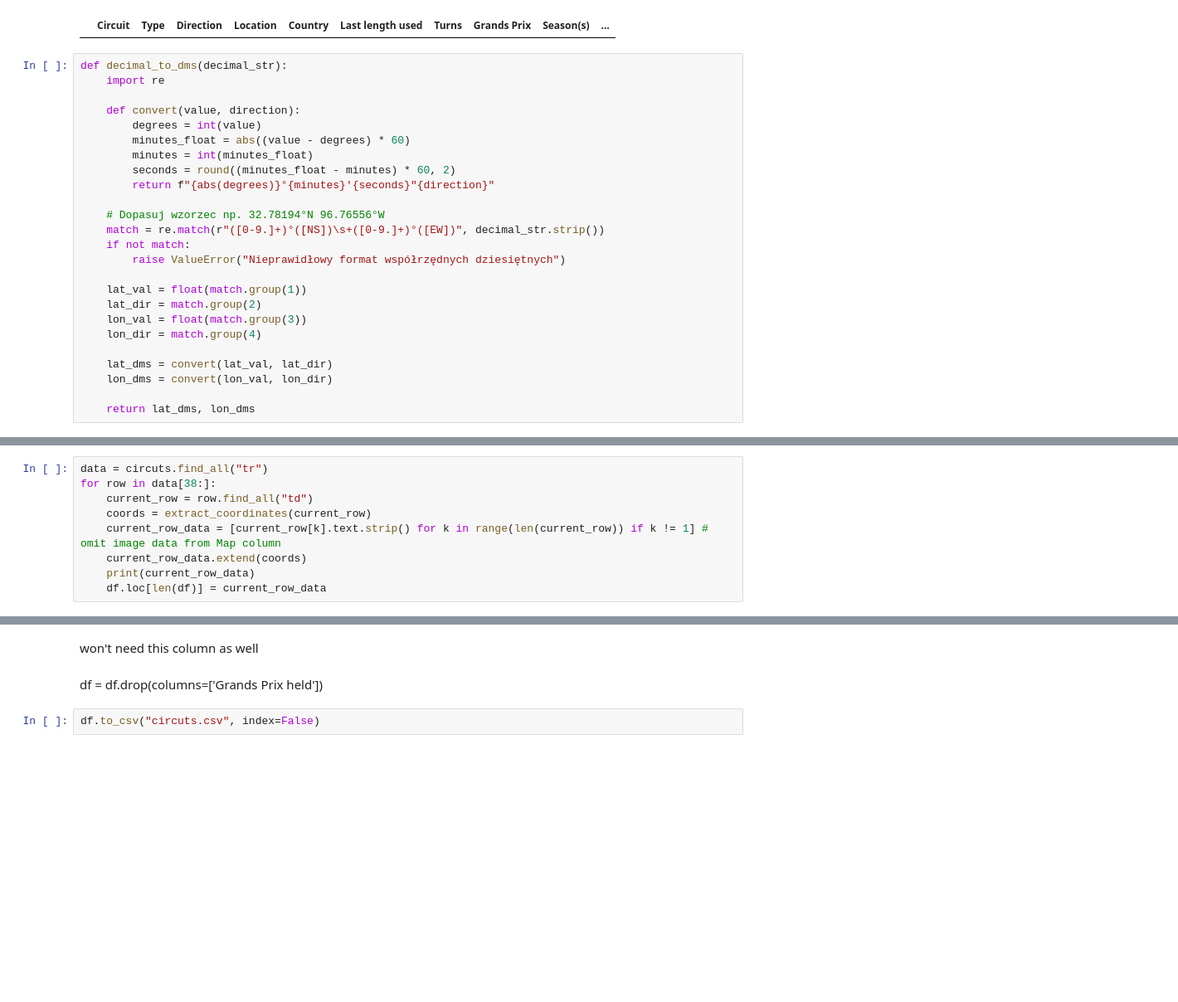
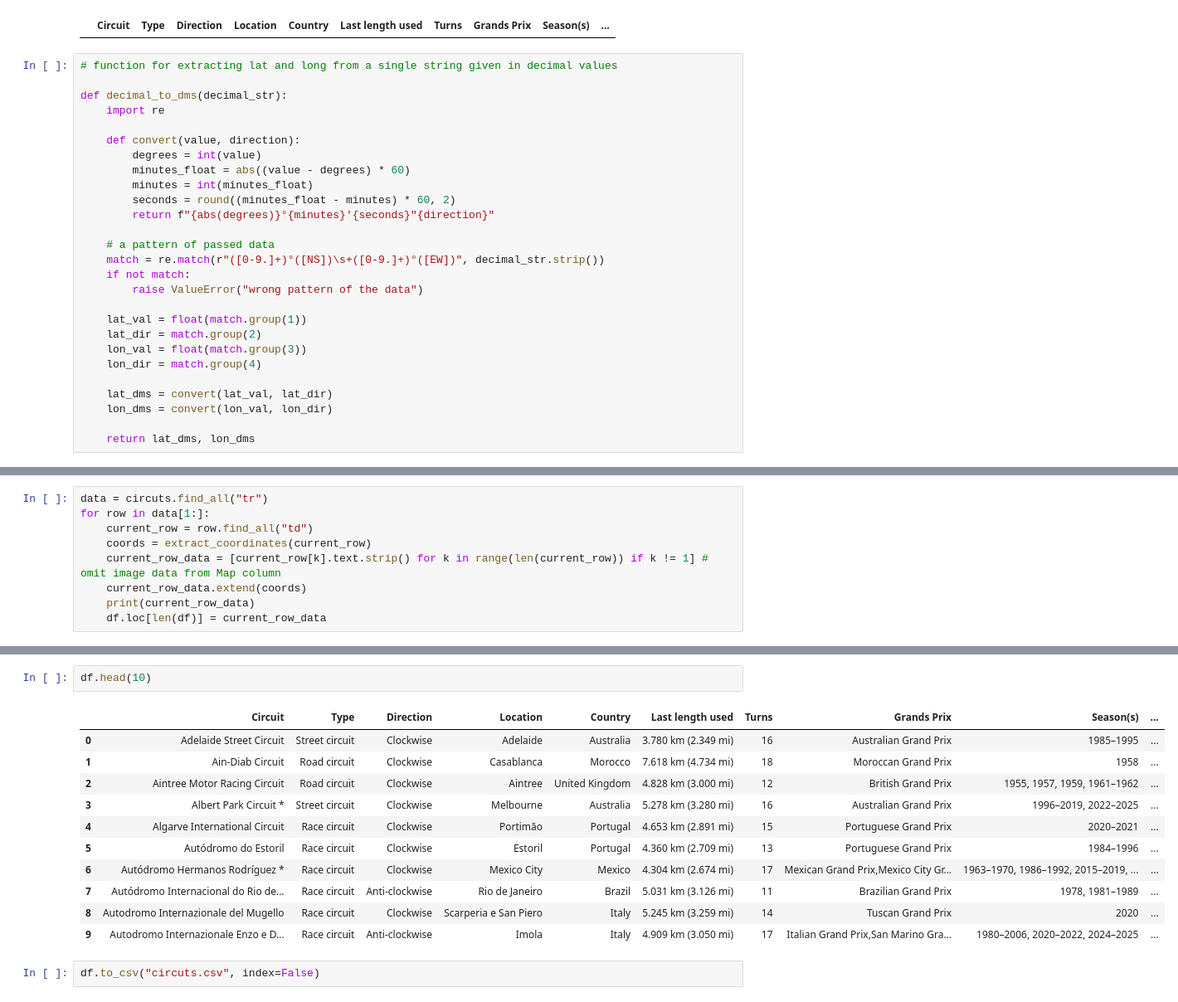
Before and after one commit to michalwietecki/f1-weather-dwh, a Jupyter notebook: circuts_wiki_scrape.ipynb, the cells around one changed output, grey strips where cells are left out. Shown at 83% size. Saved outputs shown, nothing was run; the diff lists cells and outputs as text; blank space fills up the shorter version.

Commit message:
final dimension table circuts

```diff
--- a/circuts_wiki_scrape.ipynb
+++ b/circuts_wiki_scrape.ipynb
@@ -68,6 +68,8 @@ df
 # %% [output]
 |  | Circuit | Type | Direction | Location | Country | Last length used | Turns | Grands Prix | Season(s) | ... |
 # %%
+# function for extracting lat and long from a single string given in decimal values
+
 def decimal_to_dms(decimal_str):
     import re
 
@@ -78,10 +80,10 @@ def decimal_to_dms(decimal_str):
         seconds = round((minutes_float - minutes) * 60, 2)
         return f"{abs(degrees)}°{minutes}′{seconds}″{direction}"
 
-    # Dopasuj wzorzec np. 32.78194°N 96.76556°W
+    # a pattern of passed data
     match = re.match(r"([0-9.]+)°([NS])\s+([0-9.]+)°([EW])", decimal_str.strip())
     if not match:
-        raise ValueError("Nieprawidłowy format współrzędnych dziesiętnych")
+        raise ValueError("wrong pattern of the data")
 
     lat_val = float(match.group(1))
     lat_dir = match.group(2)
@@ -134,7 +136,7 @@ def extract_coordinates(current_row):
         return [0,0]
 # %%
 data = circuts.find_all("tr")
-for row in data[38:]:
+for row in data[1:]:
     current_row = row.find_all("td")
     coords = extract_coordinates(current_row)
     current_row_data = [current_row[k].text.strip() for k in range(len(current_row)) if k != 1] # omit image data from Map column
@@ -168,7 +168,17 @@ df
-# %% [markdown]
-won't need this column as well
-# %% [markdown]
-df = df.drop(columns=['Grands Prix held'])
+# %%
+df.head(10)
+# %% [output]
+|  | Circuit | Type | Direction | Location | Country | Last length used | Turns | Grands Prix | Season(s) | ... |
+| 0 | Adelaide Street Circuit | Street circuit | Clockwise | Adelaide | Australia | 3.780 km (2.349 mi) | 16 | Australian Grand Prix | 1985–1995 | ... |
+| 1 | Ain-Diab Circuit | Road circuit | Clockwise | Casablanca | Morocco | 7.618 km (4.734 mi) | 18 | Moroccan Grand Prix | 1958 | ... |
+| 2 | Aintree Motor Racing Circuit | Road circuit | Clockwise | Aintree | United Kingdom | 4.828 km (3.000 mi) | 12 | British Grand Prix | 1955, 1957, 1959, 1961–1962 | ... |
+| 3 | Albert Park Circuit * | Street circuit | Clockwise | Melbourne | Australia | 5.278 km (3.280 mi) | 16 | Australian Grand Prix | 1996–2019, 2022–2025 | ... |
+| 4 | Algarve International Circuit | Race circuit | Clockwise | Portimão | Portugal | 4.653 km (2.891 mi) | 15 | Portuguese Grand Prix | 2020–2021 | ... |
+| 5 | Autódromo do Estoril | Race circuit | Clockwise | Estoril | Portugal | 4.360 km (2.709 mi) | 13 | Portuguese Grand Prix | 1984–1996 | ... |
+| 6 | Autódromo Hermanos Rodríguez * | Race circuit | Clockwise | Mexico City | Mexico | 4.304 km (2.674 mi) | 17 | Mexican Grand Prix,Mexico City Gr... | 1963–1970, 1986–1992, 2015–2019, ... | ... |
+| 7 | Autódromo Internacional do Rio de... | Race circuit | Anti-clockwise | Rio de Janeiro | Brazil | 5.031 km (3.126 mi) | 11 | Brazilian Grand Prix | 1978, 1981–1989 | ... |
+| 8 | Autodromo Internazionale del Mugello | Race circuit | Clockwise | Scarperia e San Piero | Italy | 5.245 km (3.259 mi) | 14 | Tuscan Grand Prix | 2020 | ... |
+| 9 | Autodromo Internazionale Enzo e D... | Race circuit | Anti-clockwise | Imola | Italy | 4.909 km (3.050 mi) | 17 | Italian Grand Prix,San Marino Gra... | 1980–2006, 2020–2022, 2024–2025 | ... |
 # %%
 df.to_csv("circuts.csv", index=False)
 # %% [markdown]
```
Also changed, not shown: parts of 8 cells of this notebook, 2 other files.
